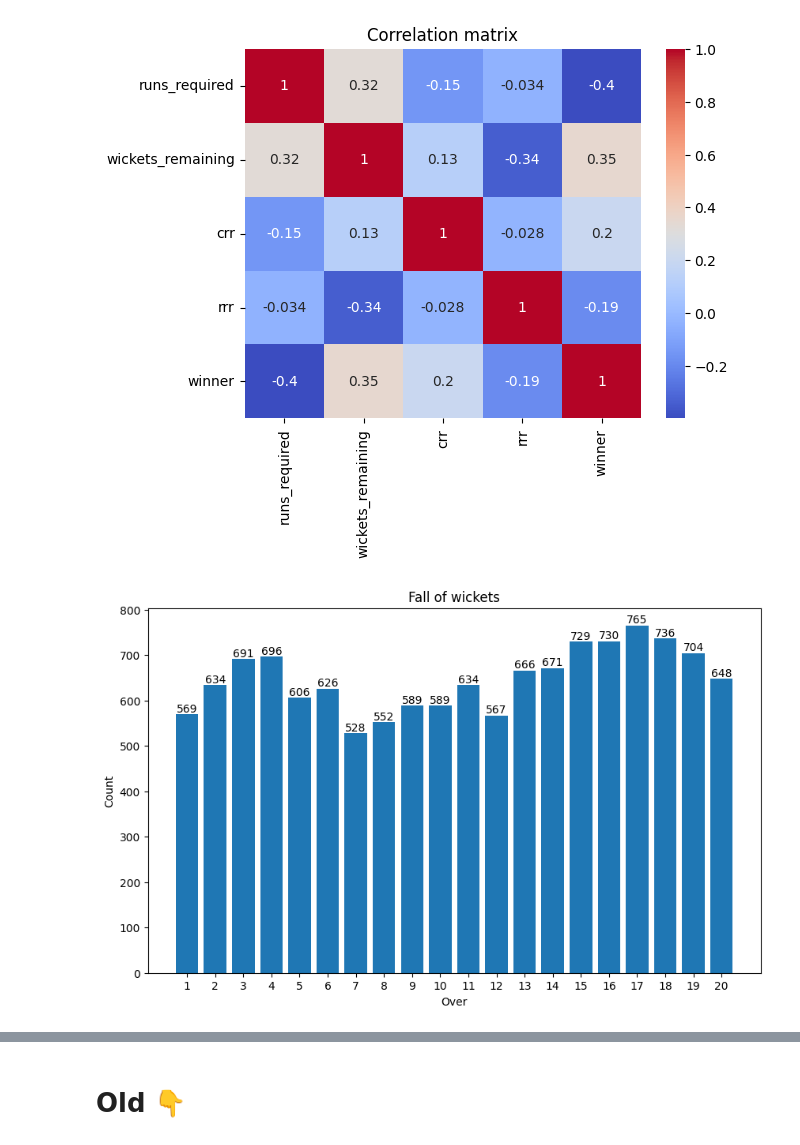
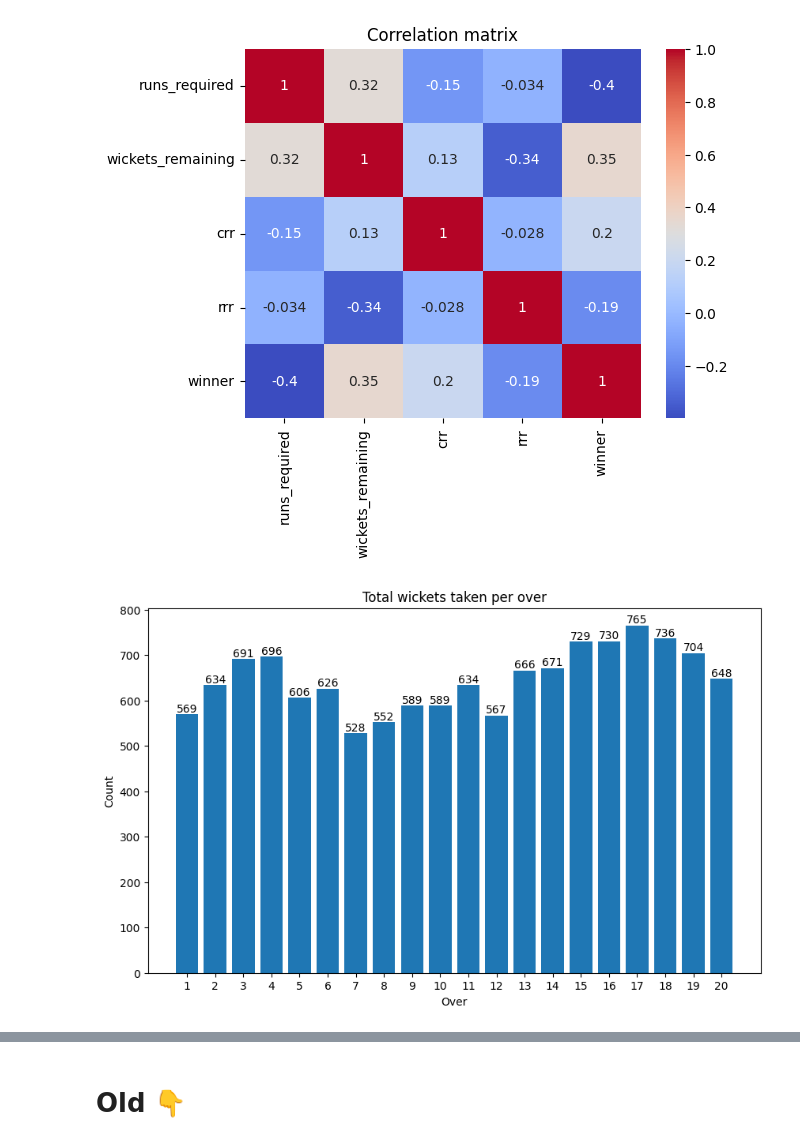
Before and after one commit to rushabhhere/t20-winner-prediction, a Jupyter notebook: visualize.ipynb, the cells around one changed output, grey strips where cells are left out. Cells and saved outputs as stored; diff of their text form; code cells hidden in the pictures.

```diff
--- a/visualize.ipynb
+++ b/visualize.ipynb
@@ -30,19 +30,19 @@ plt.show()
 # %%
 # which over saw the most fall of wickets
 wickets = df[df['wicket_type'].notnull()].copy()
 wickets['over'] = wickets['ball'].apply(lambda x: int(str(x + 1).split('.')[0]))
 wickets = wickets.groupby('over').size().reset_index(name='count')
 plt.figure(figsize=(10, 6))
 plt.bar(wickets['over'], wickets['count'])
 for i, count in enumerate(wickets['count']):
     plt.text(i + 1, count, str(count), ha='center', va='bottom')
 plt.xticks(np.arange(1, 21, 1))
-plt.title('Fall of wickets')
+plt.title('Total wickets taken per over')
 plt.xlabel('Over')
 plt.ylabel('Count')
 plt.show()
 # %% [output]
-[figure, old version]
+[figure, new version]
 # %%
 # average wickets per over per match
 wickets = df[df['wicket_type'].notnull()].copy()
```
Also changed, not shown: parts of 5 cells of this notebook, 1 other file.
